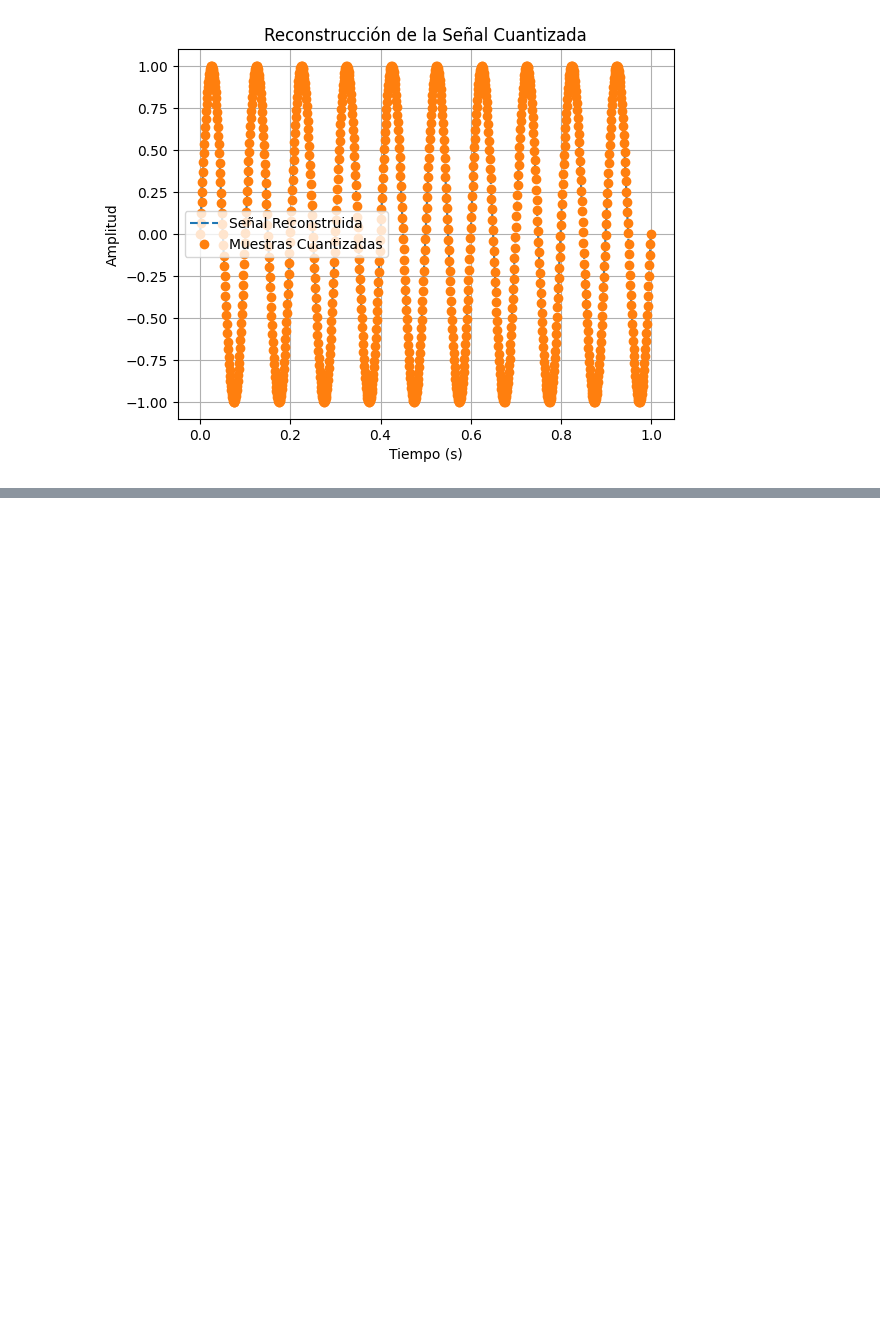
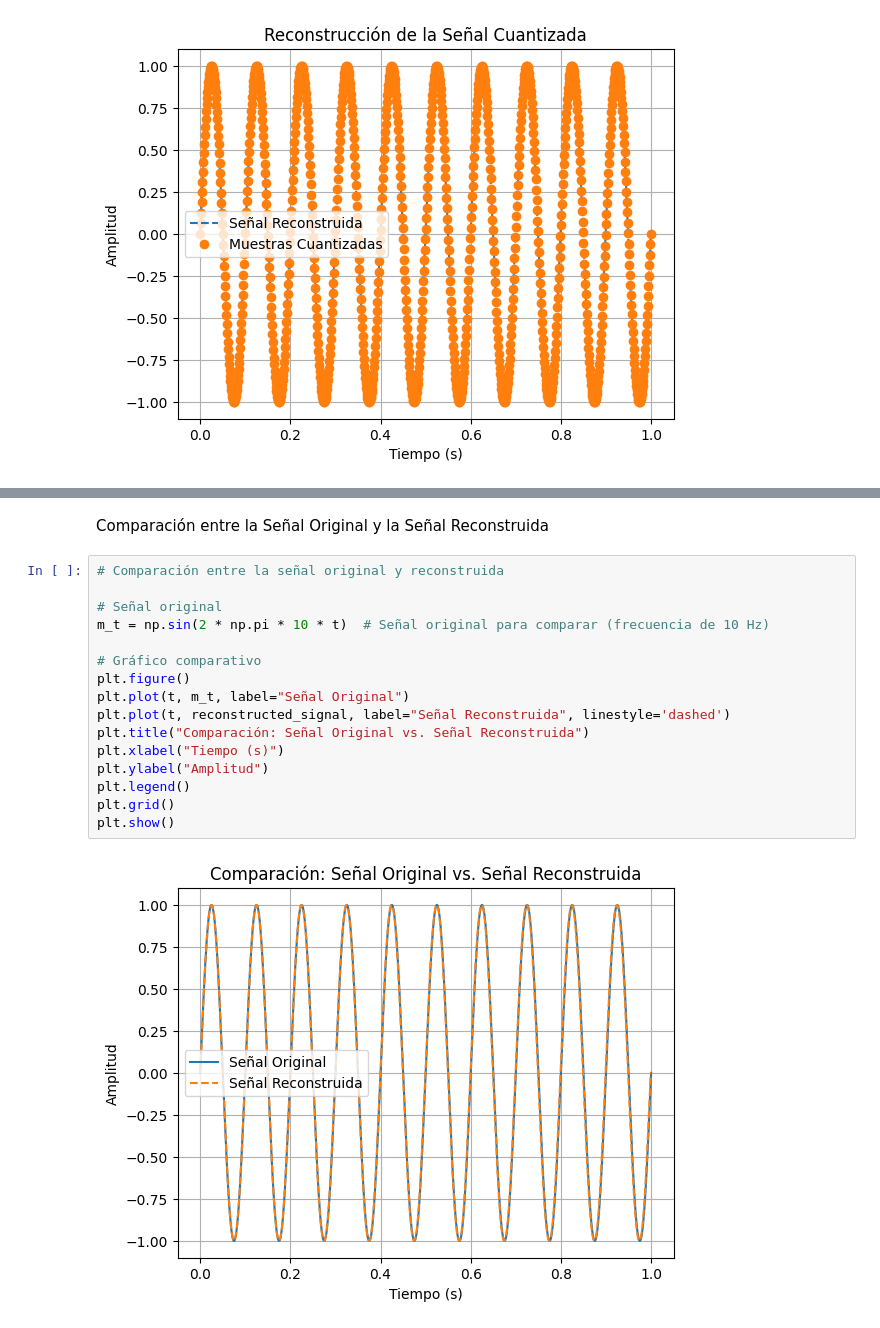
Before and after one commit to johnrua17/I.B-Lab, a Jupyter notebook: I_B_Lab.ipynb, the cells around one changed output, grey strips where cells are left out. Drawn from its saved outputs; the diff is of its cells as text; blank space fills up the shorter version.

```diff
--- a/I_B_Lab.ipynb
+++ b/I_B_Lab.ipynb
@@ -364,0 +371,20 @@ plt.show()
+# %% [markdown]
+Comparación entre la Señal Original y la Señal Reconstruida
+# %%
+# Comparación entre la señal original y reconstruida
+
+# Señal original
+m_t = np.sin(2 * np.pi * 10 * t)  # Señal original para comparar (frecuencia de 10 Hz)
+
+# Gráfico comparativo
+plt.figure()
+plt.plot(t, m_t, label="Señal Original")
+plt.plot(t, reconstructed_signal, label="Señal Reconstruida", linestyle='dashed')
+plt.title("Comparación: Señal Original vs. Señal Reconstruida")
+plt.xlabel("Tiempo (s)")
+plt.ylabel("Amplitud")
+plt.legend()
+plt.grid()
+plt.show()
+# %% [output]
+[figure, added]
```
Also changed, not shown: parts of 2 cells of this notebook.
